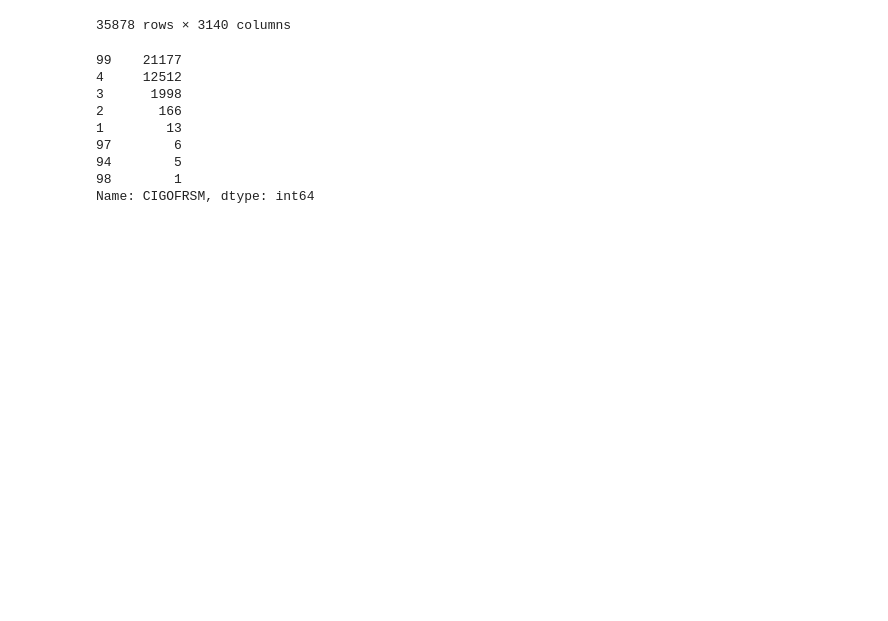
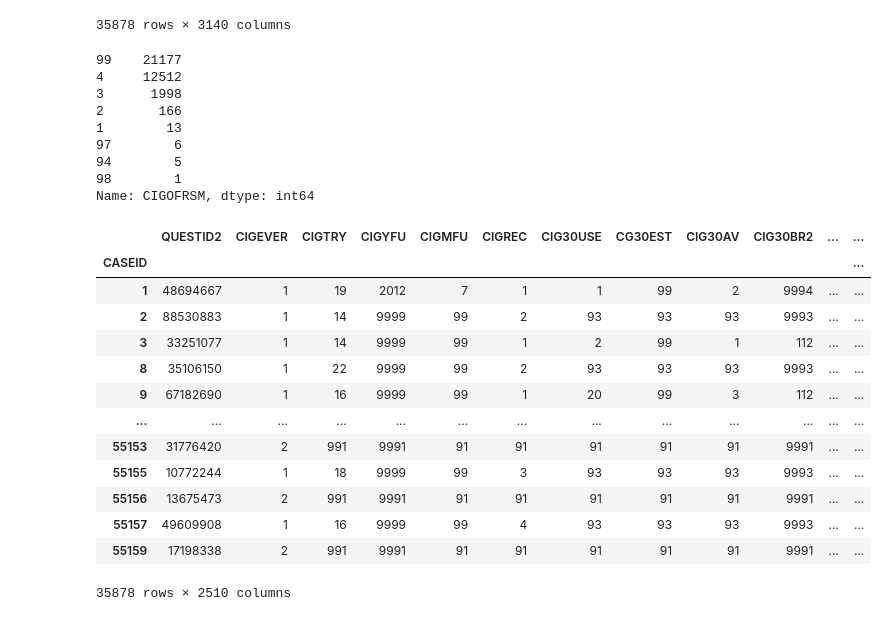
Before and after one commit to natdosan/Deloitte-Case-Study, a Jupyter notebook: code/preprocessing.ipynb, the cells around one changed output. Drawn from its saved outputs; the diff is of its cells as text; code cells hidden in the pictures; blank space fills up the shorter version.

```diff
--- a/code/preprocessing.ipynb
+++ b/code/preprocessing.ipynb
@@ -56,3 +56,19 @@ Name: CIGOFRSM, dtype: int64
 # %%
 # drop columns where majority are NaN
 data = data.loc[:, (data == 99).mean() <= .5]
+data
+# %% [output]
+|  | QUESTID2 | CIGEVER | CIGTRY | CIGYFU | CIGMFU | CIGREC | CIG30USE | CG30EST | CIG30AV | CIG30BR2 | ... | ... |
+| CASEID |  |  |  |  |  |  |  |  |  |  |  | ... |
+| 1 | 48694667 | 1 | 19 | 2012 | 7 | 1 | 1 | 99 | 2 | 9994 | ... | ... |
+| 2 | 88530883 | 1 | 14 | 9999 | 99 | 2 | 93 | 93 | 93 | 9993 | ... | ... |
+| 3 | 33251077 | 1 | 14 | 9999 | 99 | 1 | 2 | 99 | 1 | 112 | ... | ... |
+| 8 | 35106150 | 1 | 22 | 9999 | 99 | 2 | 93 | 93 | 93 | 9993 | ... | ... |
+| 9 | 67182690 | 1 | 16 | 9999 | 99 | 1 | 20 | 99 | 3 | 112 | ... | ... |
+| ... | ... | ... | ... | ... | ... | ... | ... | ... | ... | ... | ... | ... |
+| 55153 | 31776420 | 2 | 991 | 9991 | 91 | 91 | 91 | 91 | 91 | 9991 | ... | ... |
+| 55155 | 10772244 | 1 | 18 | 9999 | 99 | 3 | 93 | 93 | 93 | 9993 | ... | ... |
+| 55156 | 13675473 | 2 | 991 | 9991 | 91 | 91 | 91 | 91 | 91 | 9991 | ... | ... |
+| 55157 | 49609908 | 1 | 16 | 9999 | 99 | 4 | 93 | 93 | 93 | 9993 | ... | ... |
+| 55159 | 17198338 | 2 | 991 | 9991 | 91 | 91 | 91 | 91 | 91 | 9991 | ... | ... |
+35878 rows × 2510 columns
```
